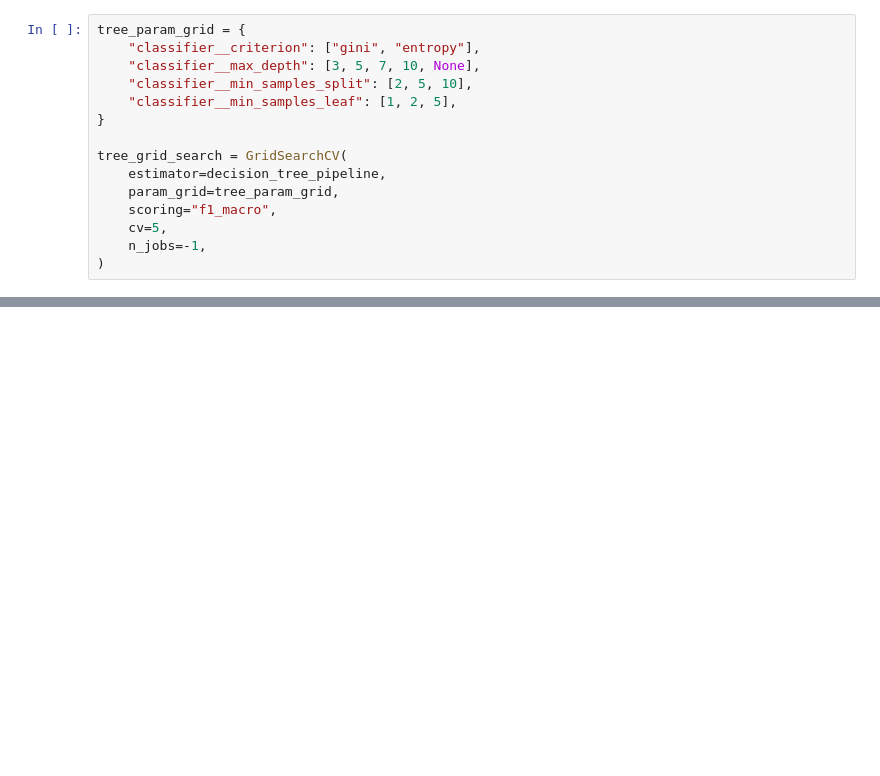
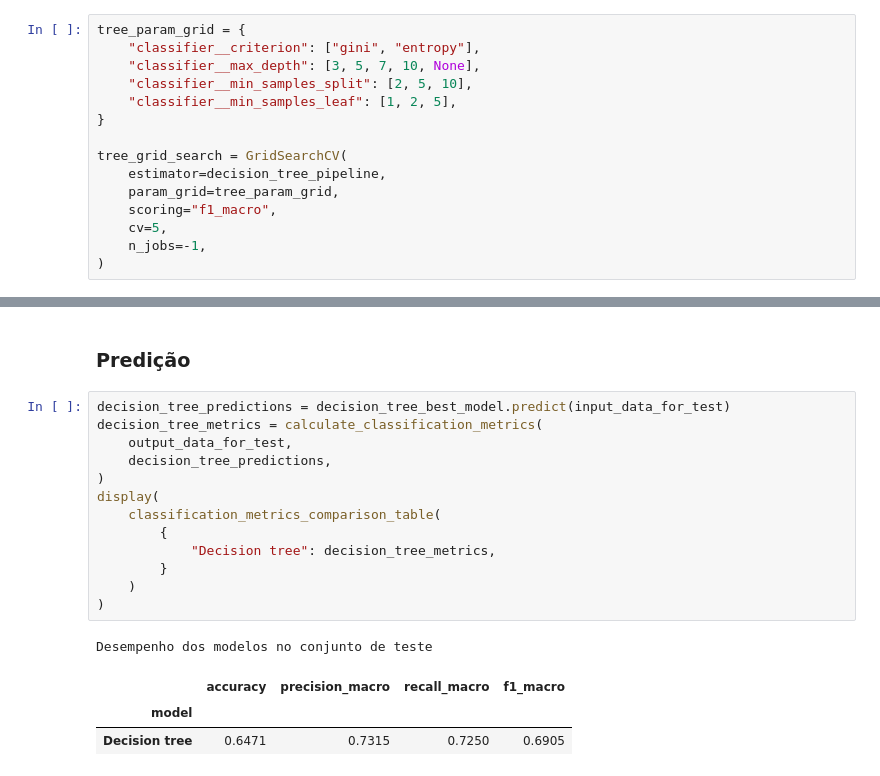
Before and after one commit to gabdumal/data_mining, a Jupyter notebook: assignment_5/main.ipynb, the cells around one changed output, grey strips where cells are left out. Saved outputs shown, nothing was run; the diff lists cells and outputs as text; blank space fills up the shorter version.

```diff
--- a/assignment_5/main.ipynb
+++ b/assignment_5/main.ipynb
@@ -260,3 +311,23 @@ Melhores hiperparâmetros
 | 2 | classifier__min_samples_leaf | 1 |
 | 3 | classifier__min_samples_split | 5 |
 | 4 | best_f1_macro | 0.7358 |
+# %% [markdown]
+### Predição
+# %%
+decision_tree_predictions = decision_tree_best_model.predict(input_data_for_test)
+decision_tree_metrics = calculate_classification_metrics(
+    output_data_for_test,
+    decision_tree_predictions,
+)
+display(
+    classification_metrics_comparison_table(
+        {
+            "Decision tree": decision_tree_metrics,
+        }
+    )
+)
+# %% [output]
+Desempenho dos modelos no conjunto de teste
+|  | accuracy | precision_macro | recall_macro | f1_macro |
+| model |  |  |  |  |
+| Decision tree | 0.6471 | 0.7315 | 0.7250 | 0.6905 |
```
Also changed, not shown: parts of 10 cells of this notebook, 1 other file.
